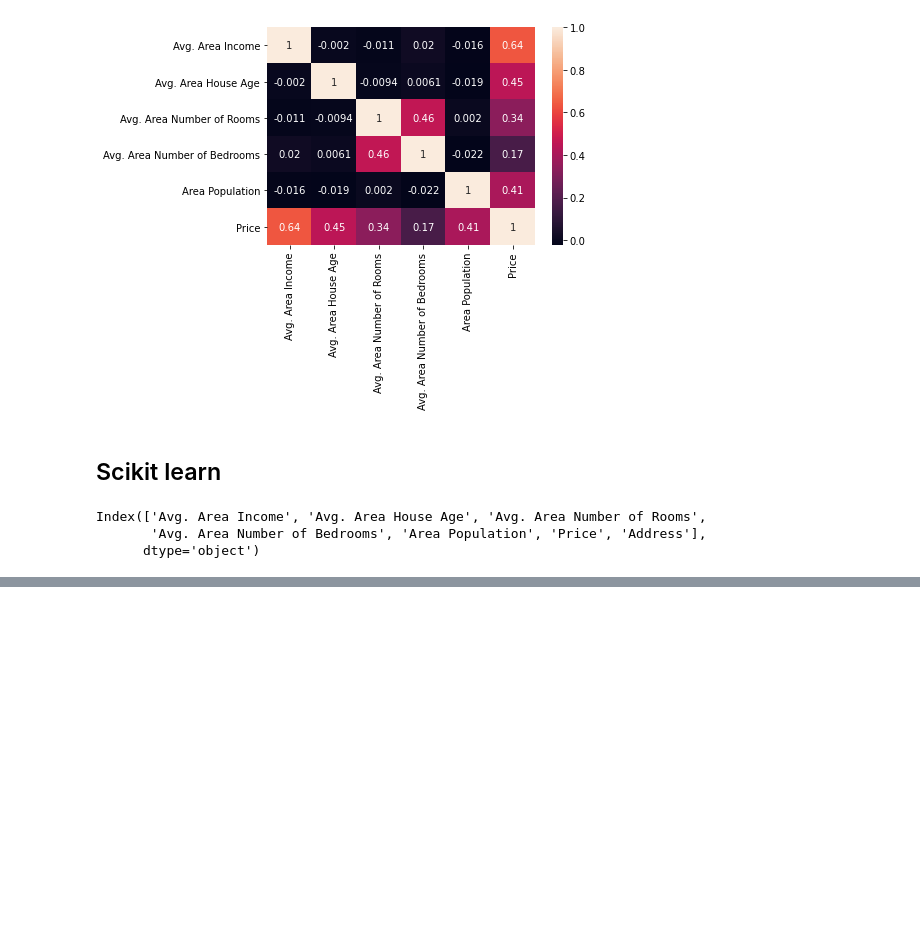
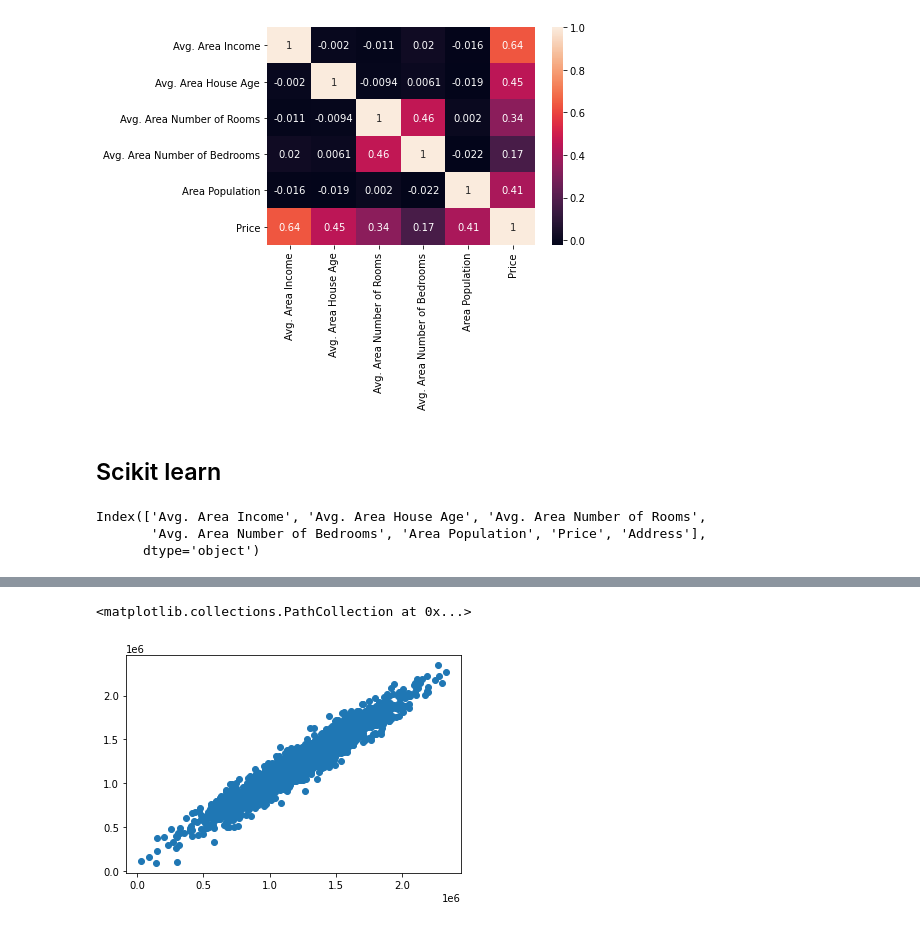
Before and after one commit to Abdulla36/Test, a Jupyter notebook: Liner Regression .ipynb, the cells around one changed output, grey strips where cells are left out. Saved outputs shown, nothing was run; the diff lists cells and outputs as text; code cells hidden in the pictures; blank space fills up the shorter version.

```diff
--- a/Liner Regression .ipynb
+++ b/Liner Regression .ipynb
@@ -168,0 +165,3 @@ train_test_split()
+# %%
+X_train, X_test, y_train, y_test = train_test_split(X,y, test_size=0.4,random_state=101)
+# in here i have created the testing data
@@ -168,0 +170,4 @@ train_test_split()
+# %%
+lm = LinearRegression() #creating a liner regression object
+# %%
+lm.fit(X_train,y_train) #traning the model (lm) on my test subjects
@@ -168,0 +209,2 @@ train_test_split()
+# %%
+prediction = lm.predict(X_test)
@@ -168,0 +231,6 @@ train_test_split()
+# %%
+#comparing them with scatter plot
+plt.scatter(y_test,prediction)
+# %% [output]
+<matplotlib.collections.PathCollection at 0x...>
+[figure, added]
```
Also changed, not shown: parts of 27 cells of this notebook.
